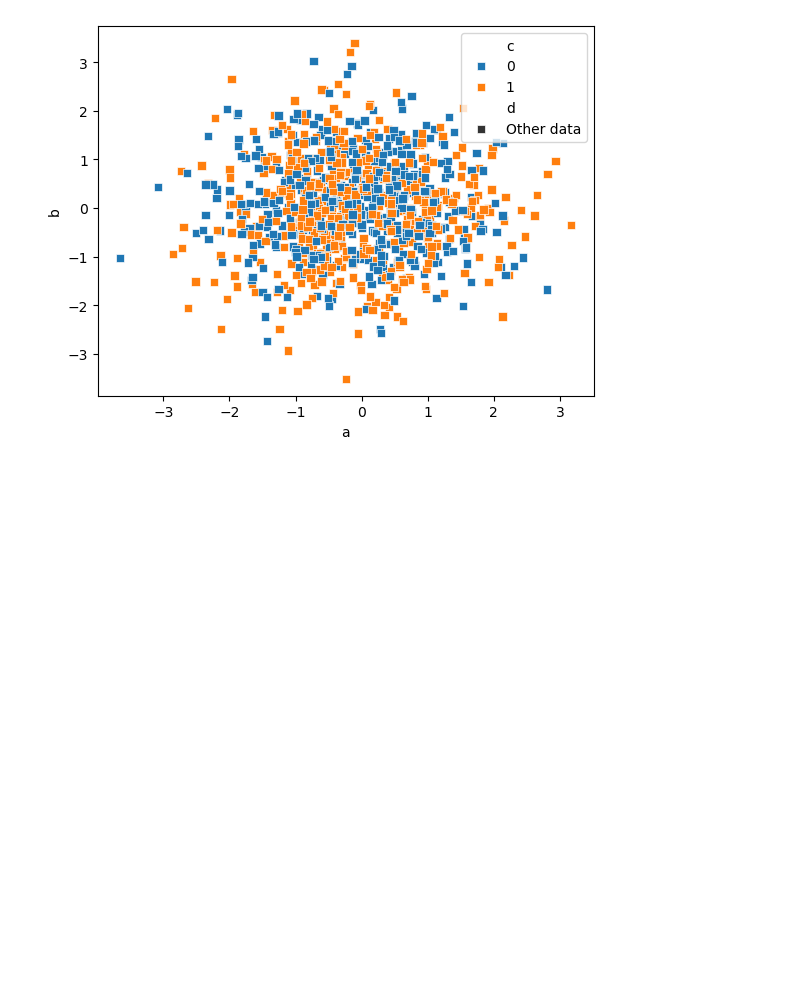
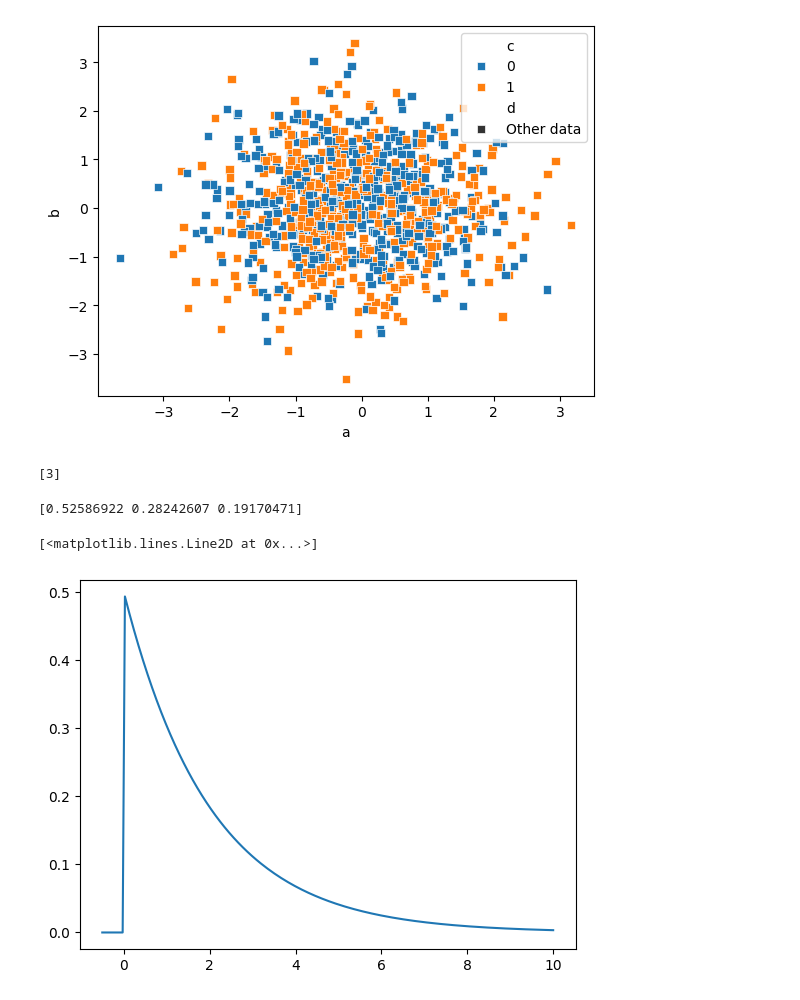
Before and after one commit to predictive-clinical-neuroscience/pu25_code, a Jupyter notebook: notebooks/sandbox.ipynb, the cells around one changed output. Drawn from its saved outputs; the diff is of its cells as text; code cells hidden in the pictures; blank space fills up the shorter version.

```diff
--- a/notebooks/sandbox.ipynb
+++ b/notebooks/sandbox.ipynb
@@ -13,3 +13,33 @@ sns.scatterplot(data=df, x="a", y="b", hue="c", style="d", markers={"Other data"
 plt.show()
 # %% [output]
 [figure]
+# %%
+import pymc as pm
+
+coords = {"bes":[1,2,3]}
+with pm.Model(coords=coords) as model:
+    d = pm.Dirichlet("d", a=[1,1,1], dims="bes")
+    print(d.shape.eval())
+# %% [output]
+[3]
+# %%
+import pymc as pm
+
+coords = {"bes":[1,2,3]}
+with pm.Model(coords=coords) as model:
+    d = pm.StickBreakingWeights("d", alpha=1, K=2)
+    print(d.eval())
+# %% [output]
+[0.52586922 0.28242607 0.19170471]
+# %%
+import matplotlib.pyplot as plt
+import numpy as np
+import pymc as pm
+
+g = pm.Gamma.dist(1, 0.5)
+lin = np.linspace(-0.5, 10, 200)
+y = pm.logp(g, lin).exp().eval()
+plt.plot(lin, y)
+# %% [output]
+[<matplotlib.lines.Line2D at 0x...>]
+[figure, added]
```
Also changed, not shown: parts of 1 cell of this notebook, 13 other files.
